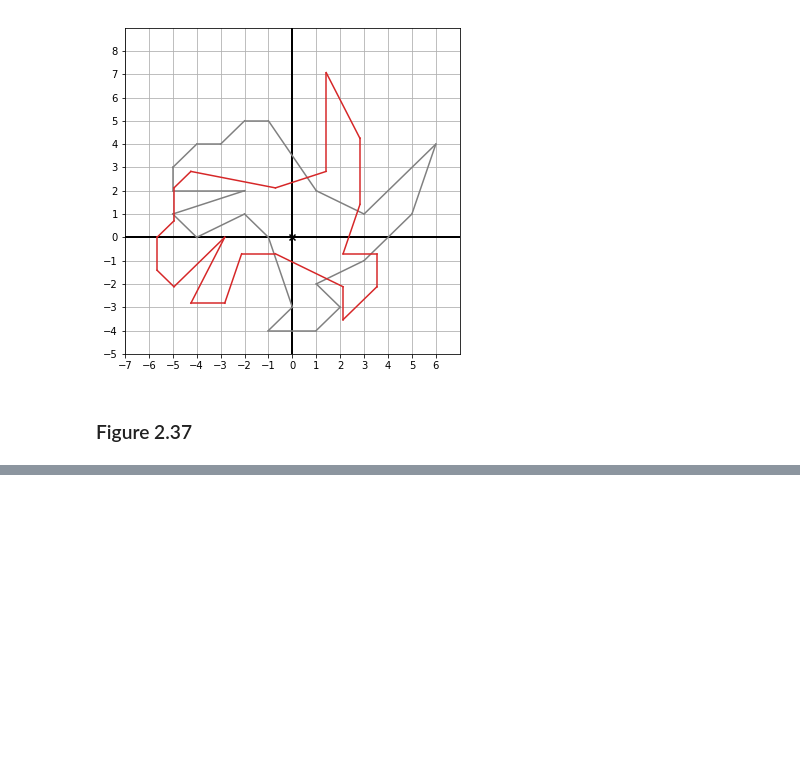
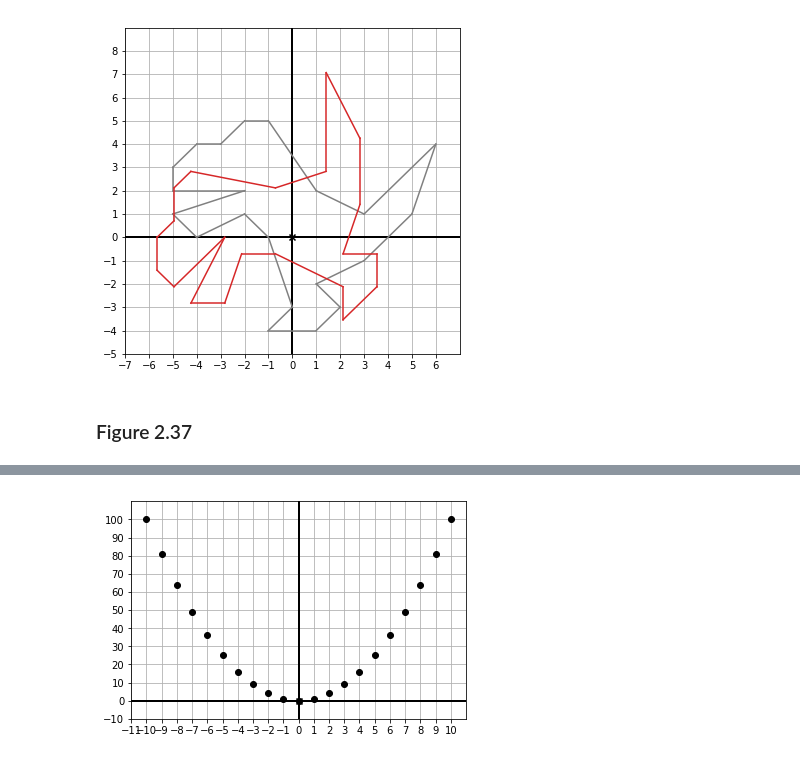
Before and after one commit to orlandpm/Math-for-Programmers, a Jupyter notebook: Chapter 02/figures/Make Figures.ipynb, the cells around one changed output, grey strips where cells are left out. Drawn from its saved outputs; the diff is of its cells as text; code cells hidden in the pictures; blank space fills up the shorter version.

```diff
--- a/Chapter 02/figures/Make Figures.ipynb
+++ b/Chapter 02/figures/Make Figures.ipynb
@@ -384,0 +415,9 @@ draw(
+# %%
+draw(
+    Points(*[(x,x**2) for x in range(-10,11)]),
+    grid=(1,10),
+    nice_aspect_ratio=False, # don't require x scale to match y scale
+    save_as="y-equals-x-squared.svg"
+)
+# %% [output]
+[figure, added]
```
Also changed, not shown: parts of 11 cells of this notebook, 38 other files.
